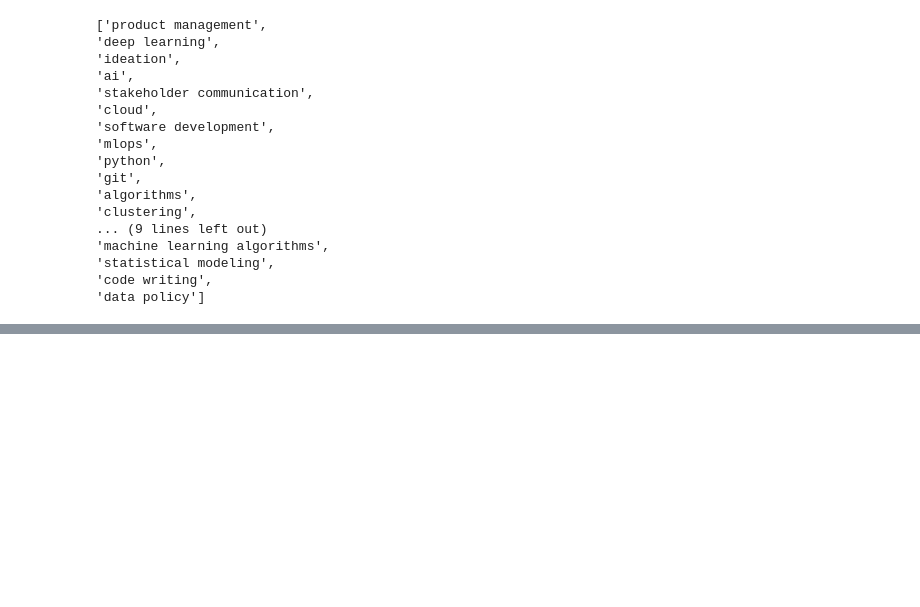
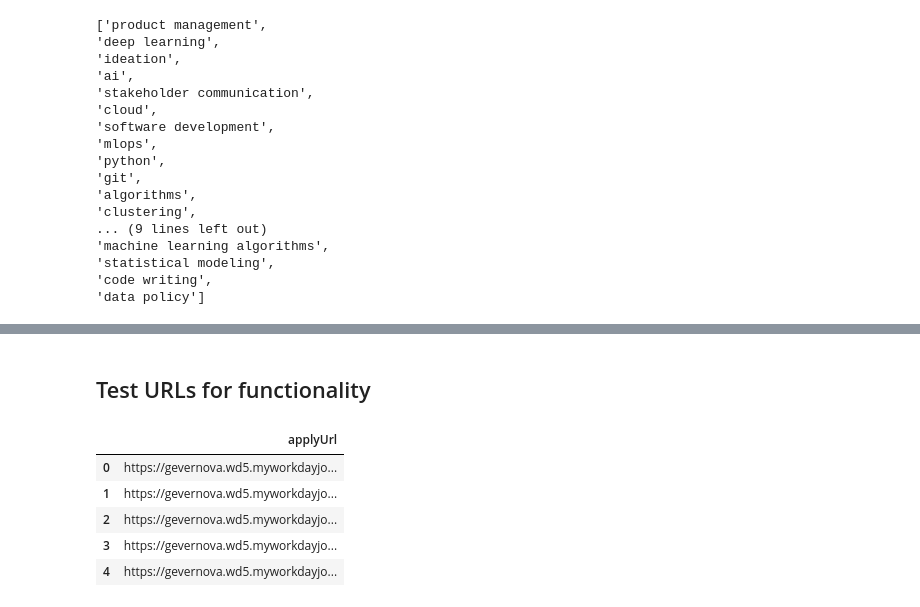
Before and after one commit to blwhiten/hello_world, a Jupyter notebook: quickstarts/Get_started.ipynb, the cells around one changed output, grey strips where cells are left out. Saved outputs shown, nothing was run; the diff lists cells and outputs as text; code cells hidden in the pictures; blank space fills up the shorter version.

```diff
--- a/quickstarts/Get_started.ipynb
+++ b/quickstarts/Get_started.ipynb
@@ -1696,0 +1772,12 @@ for skills in all_ge_jobs_df[all_ge_jobs_df["title"].str.contains("AI Technical
+# %% [markdown]
+## Test URLs for functionality
+# %%
+pd.set_option('display.max_colwidth', None)
+all_ge_jobs_df[['applyUrl']].head()
+# %% [output]
+|  | applyUrl |
+| 0 | https://gevernova.wd5.myworkdayjo... |
+| 1 | https://gevernova.wd5.myworkdayjo... |
+| 2 | https://gevernova.wd5.myworkdayjo... |
+| 3 | https://gevernova.wd5.myworkdayjo... |
+| 4 | https://gevernova.wd5.myworkdayjo... |
```
Also changed, not shown: parts of 12 cells of this notebook.
